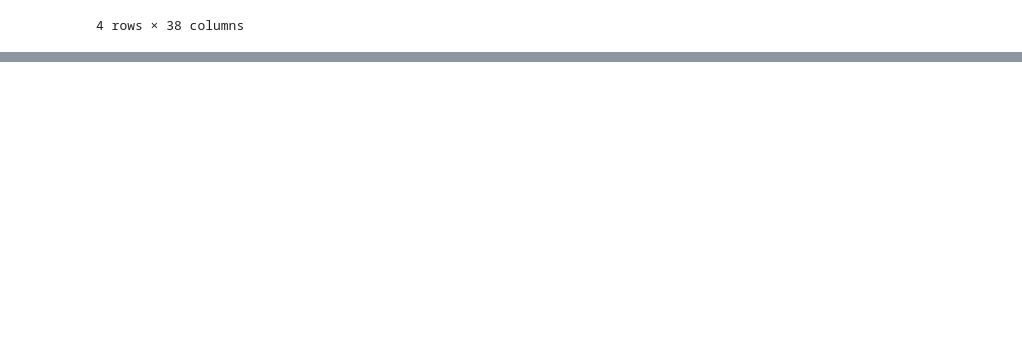
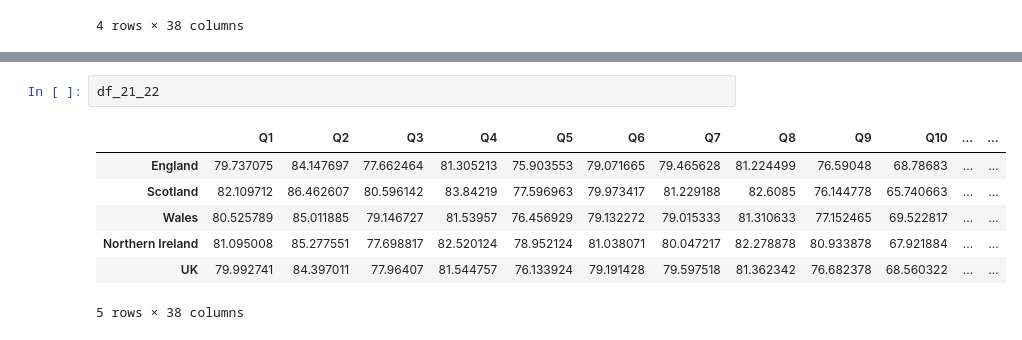
Before and after one commit to szelesaron/dissertation-code, a Jupyter notebook: cleaning-preprocess-EDA.ipynb, the cells around one changed output, grey strips where cells are left out. Cells and saved outputs as stored; diff of their text form; blank space fills up the shorter version.

```diff
--- a/cleaning-preprocess-EDA.ipynb
+++ b/cleaning-preprocess-EDA.ipynb
@@ -143,0 +154,10 @@ df_22
+# %%
+df_21_22
+# %% [output]
+|  | Q1 | Q2 | Q3 | Q4 | Q5 | Q6 | Q7 | Q8 | Q9 | Q10 | ... | ... |
+| England | 79.737075 | 84.147697 | 77.662464 | 81.305213 | 75.903553 | 79.071665 | 79.465628 | 81.224499 | 76.59048 | 68.78683 | ... | ... |
+| Scotland | 82.109712 | 86.462607 | 80.596142 | 83.84219 | 77.596963 | 79.973417 | 81.229188 | 82.6085 | 76.144778 | 65.740663 | ... | ... |
+| Wales | 80.525789 | 85.011885 | 79.146727 | 81.53957 | 76.456929 | 79.132272 | 79.015333 | 81.310633 | 77.152465 | 69.522817 | ... | ... |
+| Northern Ireland | 81.095008 | 85.277551 | 77.698817 | 82.520124 | 78.952124 | 81.038071 | 80.047217 | 82.278878 | 80.933878 | 67.921884 | ... | ... |
+| UK | 79.992741 | 84.397011 | 77.96407 | 81.544757 | 76.133924 | 79.191428 | 79.597518 | 81.362342 | 76.682378 | 68.560322 | ... | ... |
+5 rows × 38 columns
```
Also changed, not shown: parts of 9 cells of this notebook.
